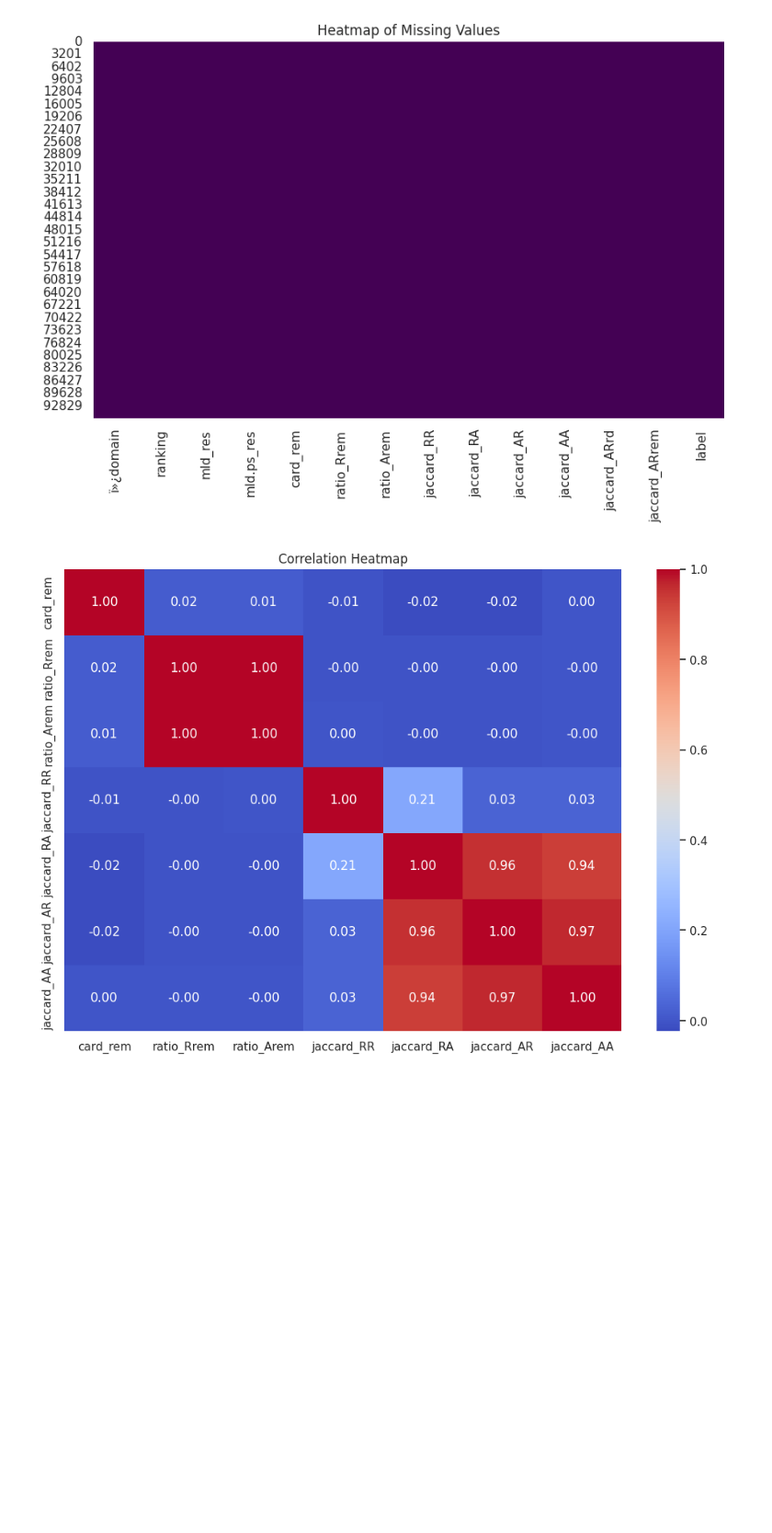
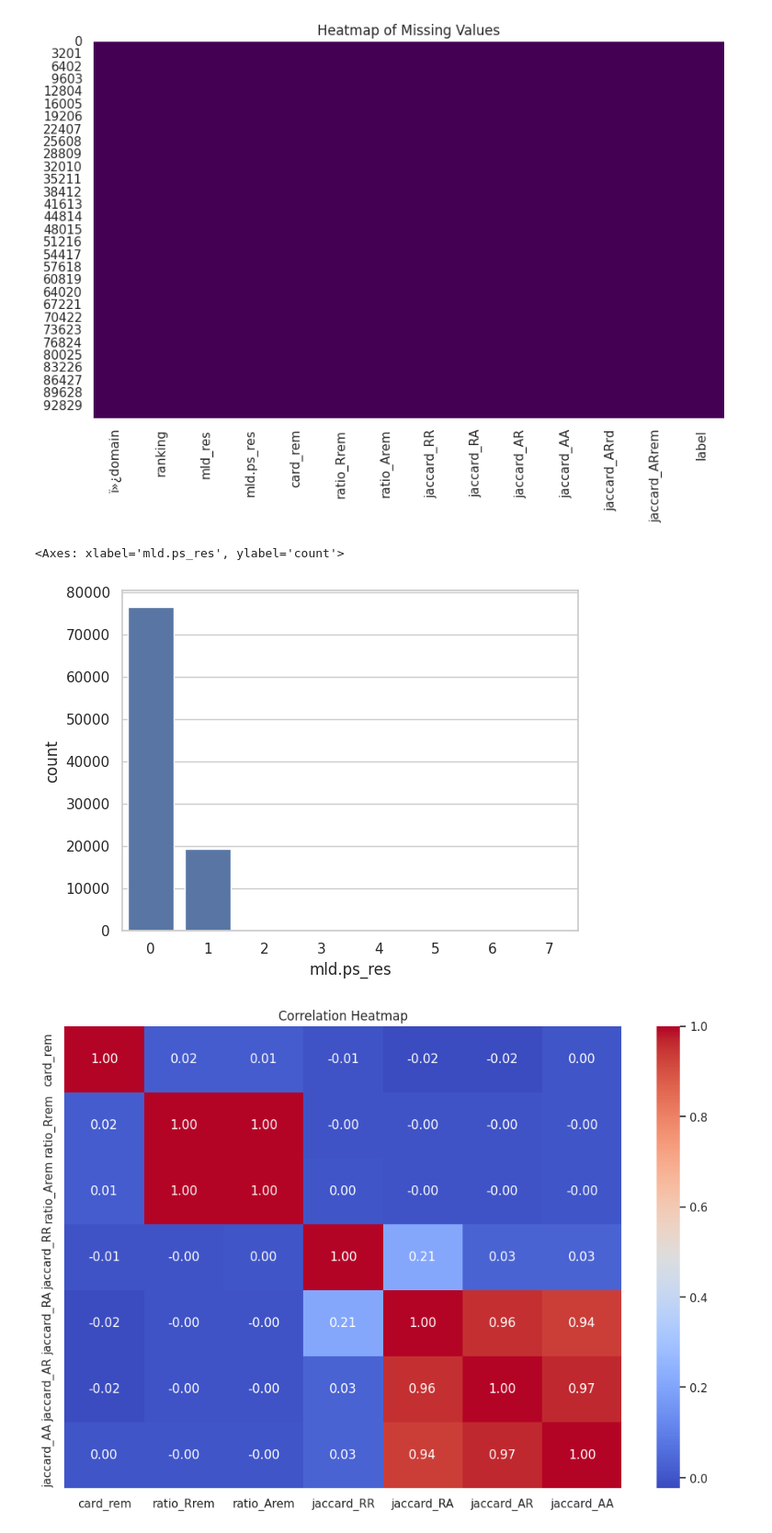
Before and after one commit to abigailayimbisa/weight-biases-assignment, a Jupyter notebook: Abigail(weight&baises)Logistic_regression&DT.ipynb, the cells around one changed output. Shown at 92% size. Cells and saved outputs as stored; diff of their text form; code cells hidden in the pictures; blank space fills up the shorter version.

```diff
--- a/Abigail(weight&baises)Logistic_regression&DT.ipynb
+++ b/Abigail(weight&baises)Logistic_regression&DT.ipynb
@@ -179,6 +195,12 @@ plt.title('Heatmap of Missing Values')
 plt.show()
 # %% [output]
 [figure]
+# %%
+#draw a countplot
+sns.countplot(x='mld.ps_res', data=df)
+# %% [output]
+<Axes: xlabel='mld.ps_res', ylabel='count'>
+[figure, added]
 # %%
 # 4. Correlation heatmap
 plt.figure(figsize=(12, 8))
```
Also changed, not shown: parts of 2 cells of this notebook.
